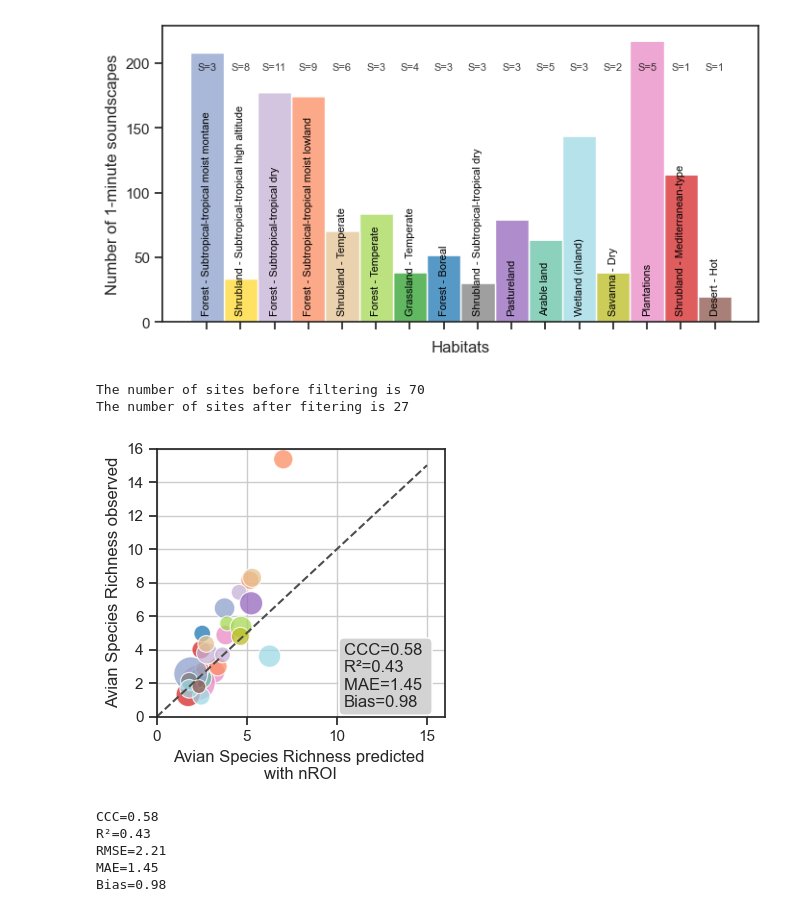
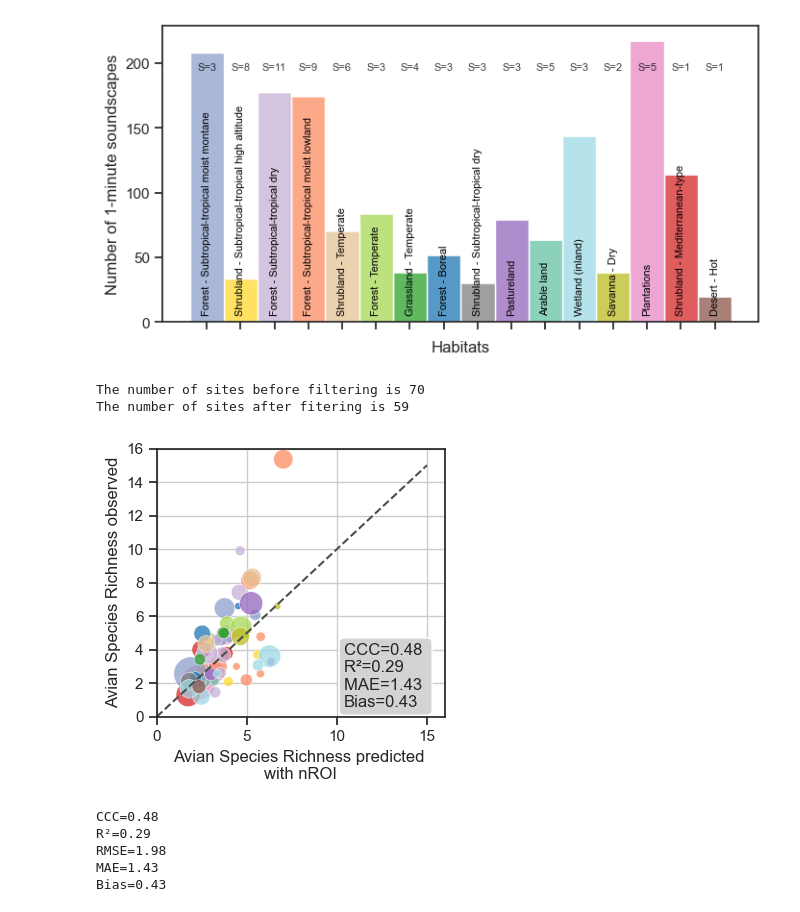
Before and after one commit to ear-team/haupert_acoustic_indices_2025, a Jupyter notebook: notebooks/04_test_new_datasets.ipynb, the cells around one changed output. Drawn from its saved outputs; the diff is of its cells as text; code cells hidden in the pictures.

```diff
--- a/notebooks/04_test_new_datasets.ipynb
+++ b/notebooks/04_test_new_datasets.ipynb
@@ -479,7 +479,7 @@ if SAVE:
 =============================================================================="""
 
 # sampling effort adaptation from 3 to 20 files per site
-SAMPLING_EFFORT = 20
+SAMPLING_EFFORT = 5
 
 df_norm = df.copy()
 df_norm[INDICE_TO_DISPLAY] = df_norm[INDICE_TO_DISPLAY] * COEF + INTERCEPT
@@ -593,40 +593,40 @@ ax1.annotate(
         bbox=dict(
                 facecolor='lightgrey',
                 edgecolor='white',
                 boxstyle='round')
         )
 # add a line y=x, for instance x= 5 y = 5
 ax1.plot([0, 15], [0, 15], ls="--", c=".3")
 
 # add a legend with fixed marker size for each habitat and its corresponding color
 for HABITAT in df_mean['habitat'].unique():
         ax1.scatter([], [], c=HABITAT_COLOR[HABITAT], label=HABITAT, marker='s', s=40)
 
 # add bubble size legend
 bubble_sizes = [15, 30, 50, 100]
 bubble_labels = [' 15    samples/site', ' 30    samples/site', ' 50    samples/site', '100   samples/site']
 for size, label in zip(bubble_sizes, bubble_labels):
         ax1.scatter([], [], c='white', edgecolor='black', alpha=0.5, s=size*5, label=label)
 
 # Set figure size
 fig.set_size_inches((3.75,3.75))
 fig.tight_layout()
 
 # save figure
 if SAVE:
         if SAMPLING_EFFORT == 5:
                 fig.savefig(os.path.join(CONFIG['save_dir'], 'figure_4a.png'), dpi=300)
         elif SAMPLING_EFFORT == 20:
                 fig.savefig(os.path.join(CONFIG['save_dir'], 'figure_4b.png'), dpi=300)
 # %% [output]
 The number of sites before filtering is 70
-The number of sites after fitering is 27
+The number of sites after fitering is 59
-[figure, old version]
+[figure, new version]
 # %%
 print(f"CCC=%.2f \nR²=%.2f \nRMSE=%.2f \nMAE=%.2f \nBias=%.2f" % (ccc ,r2, rmse, mae, me))
 # %% [output]
-CCC=0.58
-R²=0.43
-RMSE=2.21
-MAE=1.45
-Bias=0.98
+CCC=0.48
+R²=0.29
+RMSE=1.98
+MAE=1.43
+Bias=0.43
```
Also changed, not shown: 13 other files.
